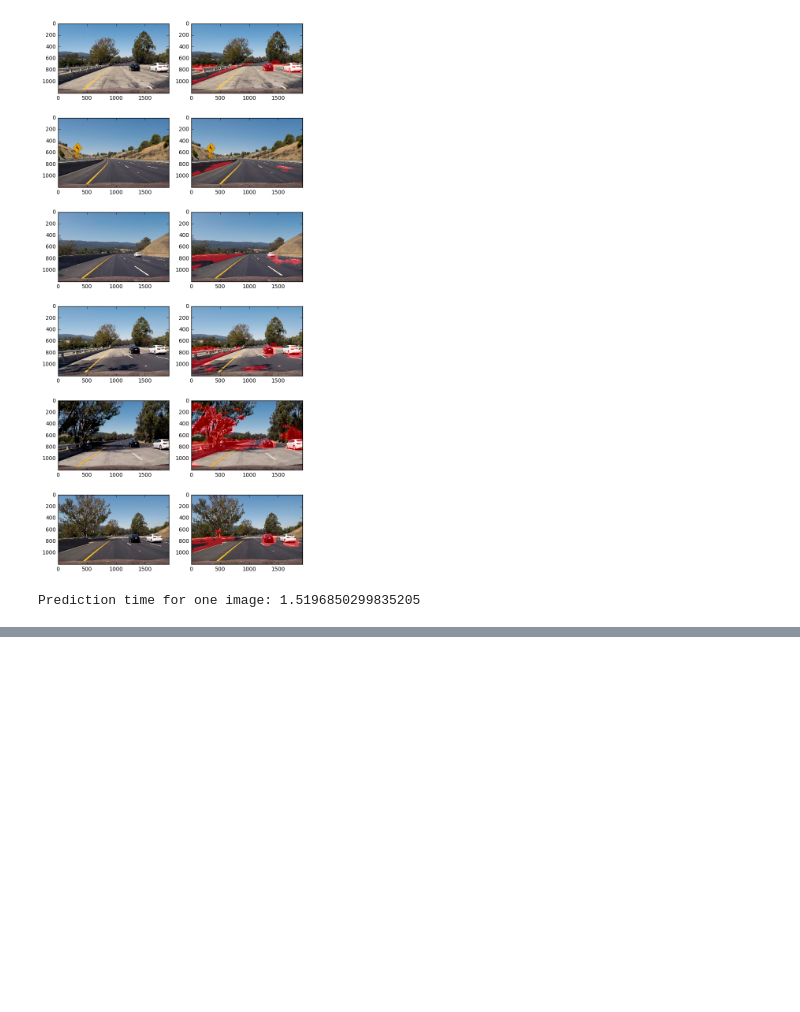
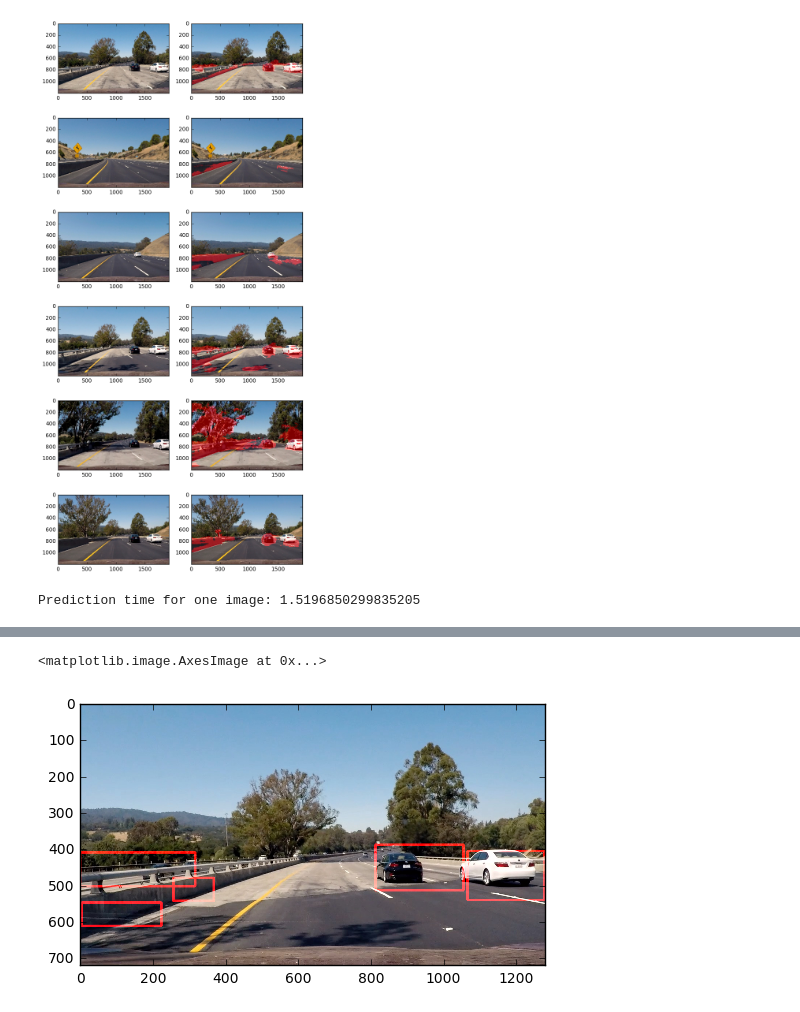
Before and after one commit to anguillanneuf/CarND-Vehicle-Detection, a Jupyter notebook: drawing_bbox.ipynb, the cells around one changed output, grey strips where cells are left out. Cells and saved outputs as stored; diff of their text form; code cells hidden in the pictures; blank space fills up the shorter version.

```diff
--- a/drawing_bbox.ipynb
+++ b/drawing_bbox.ipynb
@@ -105,0 +133,6 @@ def get_BB_new_img(img):
+# %%
+output = process_img(img_arr[3])
+plt.imshow(output)
+# %% [output]
+<matplotlib.image.AxesImage at 0x...>
+[figure, added]
```
Also changed, not shown: parts of 14 cells of this notebook, 2 other files.
